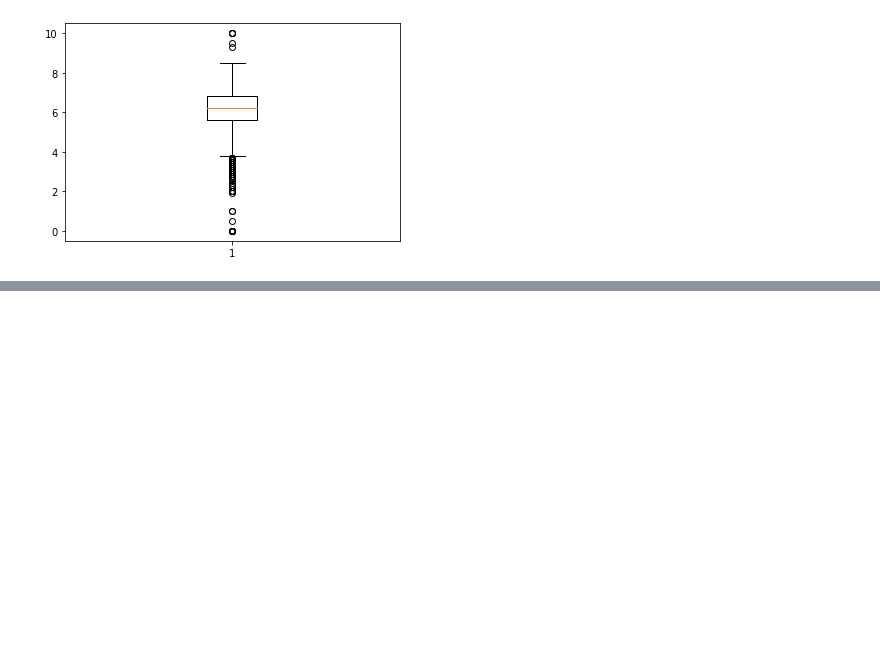
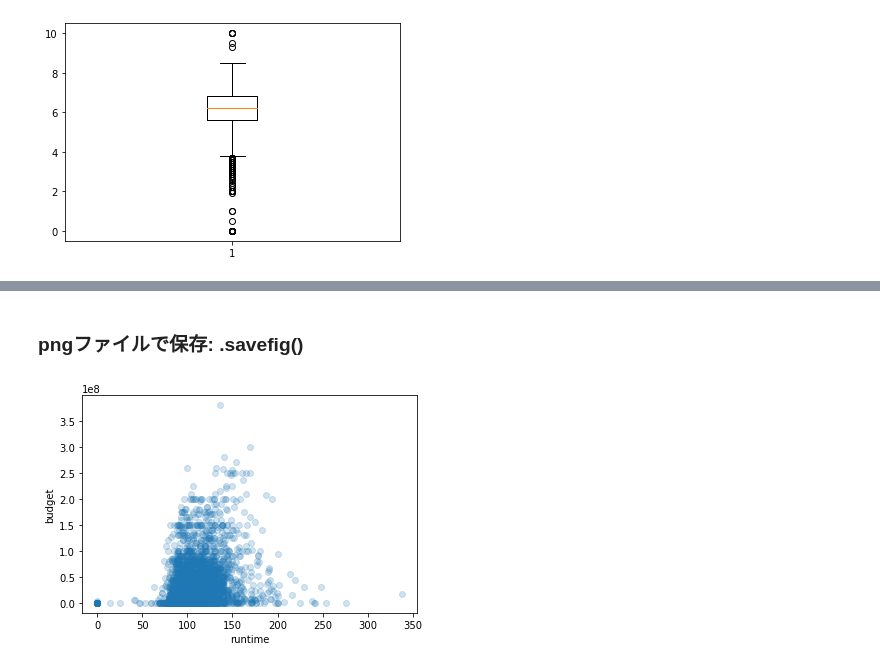
Before and after one commit to lotten30/python-lesson, a Jupyter notebook: datascientistus/Sec.6_Matplotlib.ipynb, the cells around one changed output, grey strips where cells are left out. Cells and saved outputs as stored; diff of their text form; code cells hidden in the pictures; blank space fills up the shorter version.

```diff
--- a/datascientistus/Sec.6_Matplotlib.ipynb
+++ b/datascientistus/Sec.6_Matplotlib.ipynb
@@ -250,0 +275,10 @@ plt.boxplot(df['vote_average'])
+# %% [markdown]
+### pngファイルで保存: .savefig()
+# %%
+df = pd.read_csv('dataset/tmdb_5000_movies.csv')
+plt.scatter('runtime', 'budget', data=df, alpha=0.2)
+plt.xlabel('runtime')
+plt.ylabel('budget')
+plt.savefig('runtime_budget_scatter.png')
+# %% [output]
+[figure, added]
```
Also changed, not shown: parts of 7 cells of this notebook, 1 other file.
